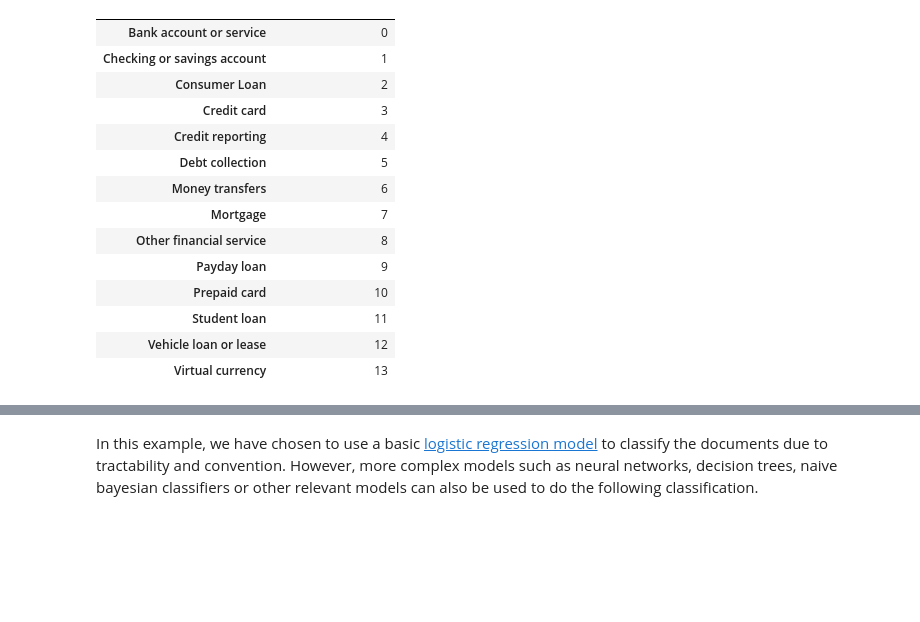
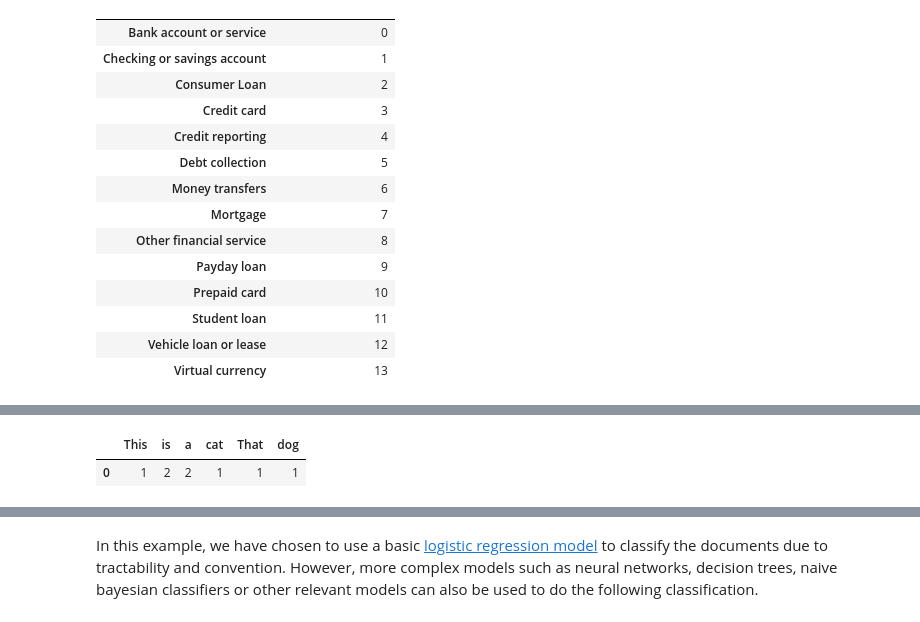
Before and after one commit to jtsw1990/-100daysofmlcode, a Jupyter notebook: actuariesInstituteEntry.ipynb, the cells around one changed output, grey strips where cells are left out. Saved outputs shown, nothing was run; the diff lists cells and outputs as text; code cells hidden in the pictures; blank space fills up the shorter version.

```diff
--- a/actuariesInstituteEntry.ipynb
+++ b/actuariesInstituteEntry.ipynb
@@ -105,0 +109,6 @@ We can see that, the first term of the TF-IDF model is just the count of the wor
+# %%
+pd.DataFrame({"This": 1, "is": 2, "a": 2, "cat" : 1,
+              "That" : 1, "dog" : 1}, index = range(1))
+# %% [output]
+|  | This | is | a | cat | That | dog |
+| 0 | 1 | 2 | 2 | 1 | 1 | 1 |
```
Also changed, not shown: parts of 52 cells of this notebook.
